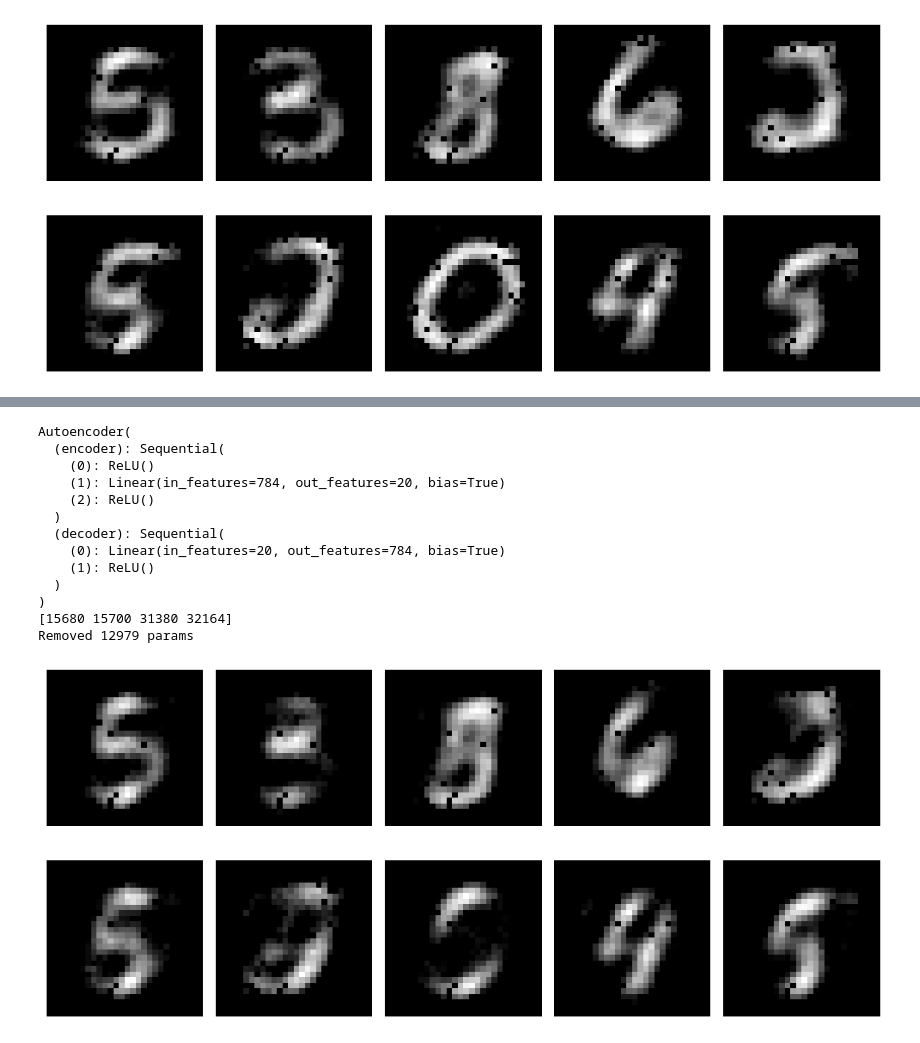
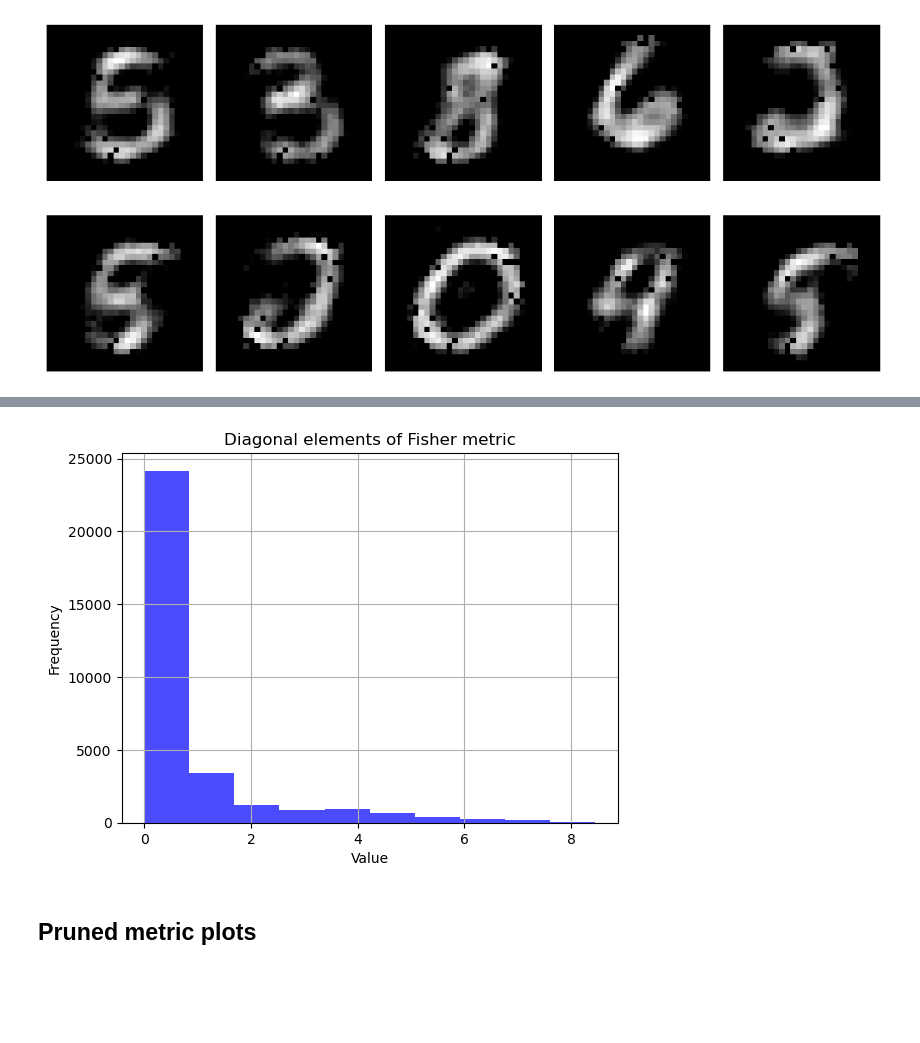
Before and after one commit to xand-stapleton/fisher_pruning, a Jupyter notebook: autoencoder_demo.ipynb, the cells around one changed output, grey strips where cells are left out. Saved outputs shown, nothing was run; the diff lists cells and outputs as text; code cells hidden in the pictures; blank space fills up the shorter version.

Commit message:
Updated .gitignore, added plots for range of cutoffs

```diff
--- a/autoencoder_demo.ipynb
+++ b/autoencoder_demo.ipynb
@@ -67,3 +87,18 @@ plot_batch(autoencoded_batch)
+# %%
+# Distribution of diagonal elements of FIM
+
+# Plot the histogram
+plt.hist(fim, bins=10, color='blue', alpha=0.7)
+plt.title('Diagonal elements of Fisher metric')
+plt.xlabel('Value')
+plt.ylabel('Frequency')
+plt.grid(True)
+plt.savefig('plots/hist_diag_elmts.pdf')
+plt.show()
+# %% [output]
+[figure, added]
+# %% [markdown]
+## Pruned metric plots
 # %%
 from nngeometry.object import PMatDiag, PMatDense
 from nngeometry.metrics import FIM
@@ -72,20 +106,0 @@ import fisher_transform
-# %%
-fim = fisher_transform.find_fisher(model.autoencoder, test_dataloader,
-                                   n_output=784)
-sloppy_rows = fisher_transform.get_sloppy_rows(fim, model.autoencoder, cutoff=1)
-stiff_gen_model = fisher_transform.zero_sloppy_params(
-    fim, sloppy_rows, model.autoencoder)
-# %% [output]
-Autoencoder(
-  (encoder): Sequential(
-    (0): ReLU()
-    (1): Linear(in_features=784, out_features=20, bias=True)
-    (2): ReLU()
-  )
-  (decoder): Sequential(
-    (0): Linear(in_features=20, out_features=784, bias=True)
-    (1): ReLU()
-  )
-)
-[15680 15700 31380 32164]
-Removed 12979 params
@@ -94,4 +106,0 @@ stiff_autoencoded_batch = [model.autoencoder(batch_0[i]) for i in range(10)]
-# %%
-plot_batch(stiff_autoencoded_batch)
-# %% [output]
-[figure, removed]
```
Also changed, not shown: parts of 8 cells of this notebook, 31 other files.
